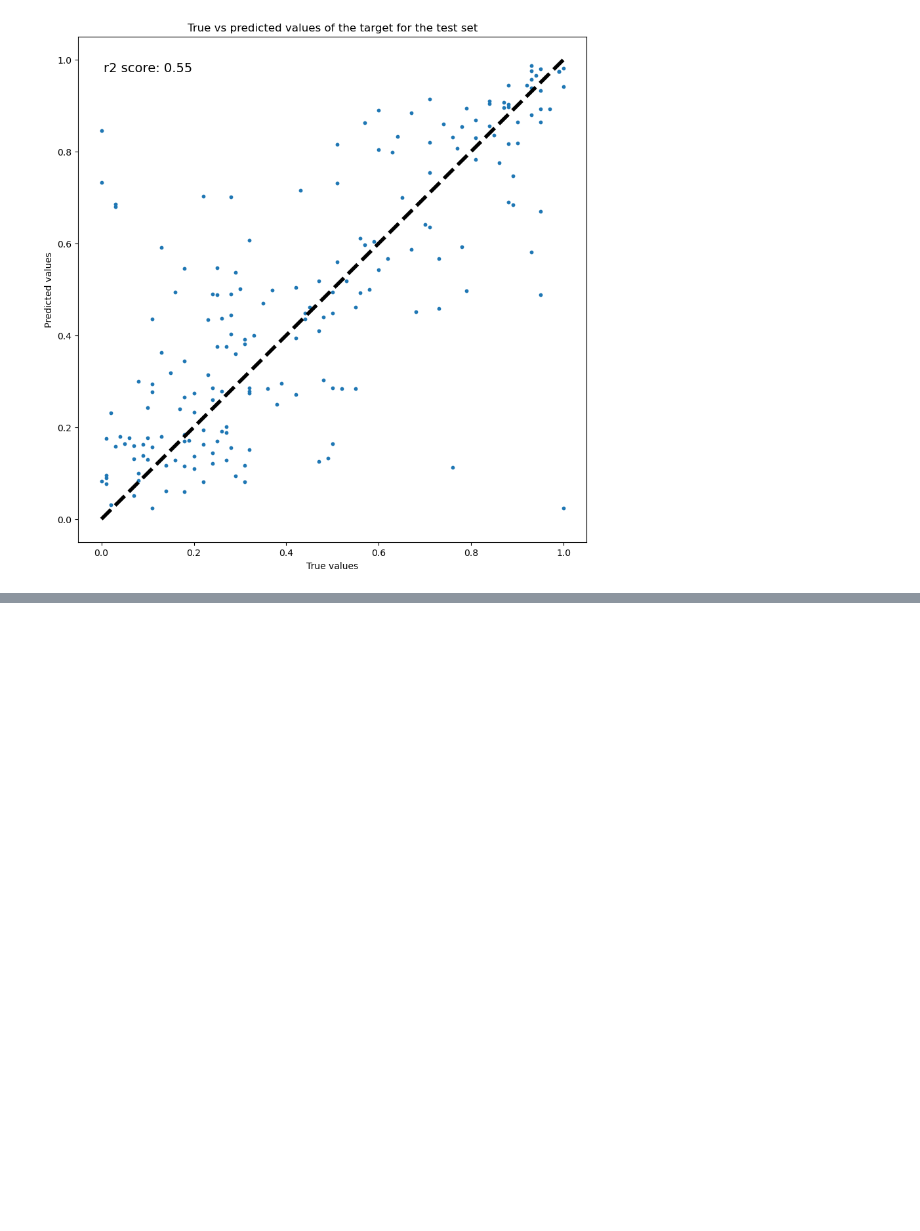
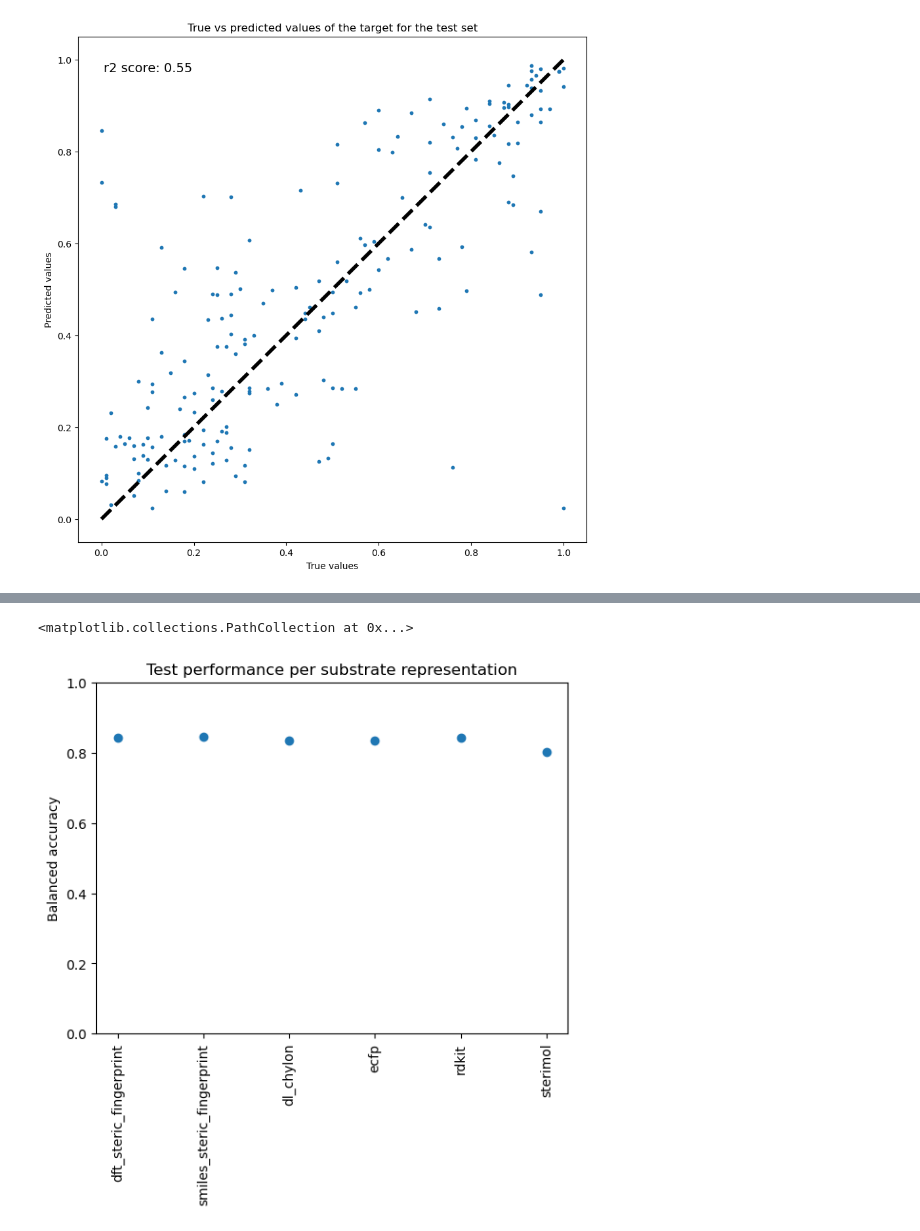
Before and after one commit to EPiCs-group/obelix-ml-pipeline, a Jupyter notebook: obelix_ml_pipeline/notebooks/predictions_on_unseen_substrate.ipynb, the cells around one changed output, grey strips where cells are left out. Saved outputs shown, nothing was run; the diff lists cells and outputs as text; code cells hidden in the pictures; blank space fills up the shorter version.

```diff
--- a/obelix_ml_pipeline/notebooks/predictions_on_unseen_substrate.ipynb
+++ b/obelix_ml_pipeline/notebooks/predictions_on_unseen_substrate.ipynb
@@ -65,0 +167,13 @@ fig_fi
+# %%
+# plot the same for test performance
+fig, ax = plt.subplots()
+ax.set_title('Test performance per substrate representation')
+ax.set_xticks(range(len(list_of_substrate_representations)))
+ax.set_xticklabels(list_of_substrate_representations, rotation=90)
+# set y range between 0 and 1
+ax.set_ylim([0, 1])
+ax.set_ylabel('Balanced accuracy')
+plt.scatter(range(len(list_of_substrate_representations)), test_performance)
+# %% [output]
+<matplotlib.collections.PathCollection at 0x...>
+[figure, added]
```
Also changed, not shown: parts of 15 cells of this notebook, 9 other files.
